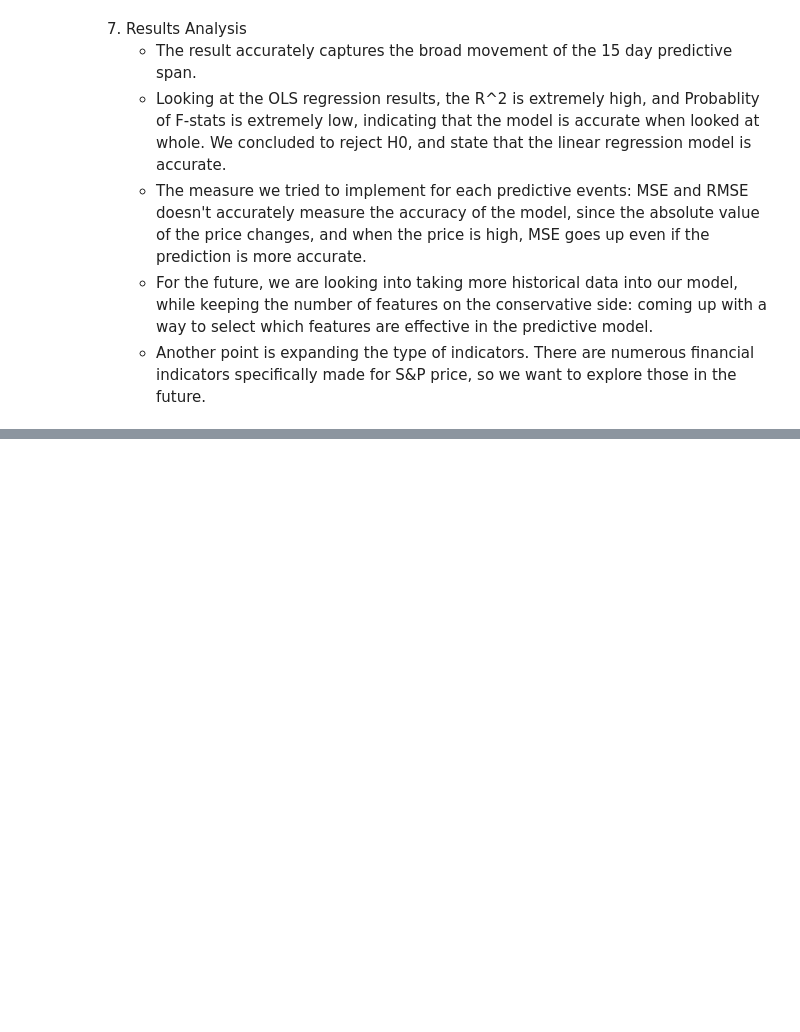
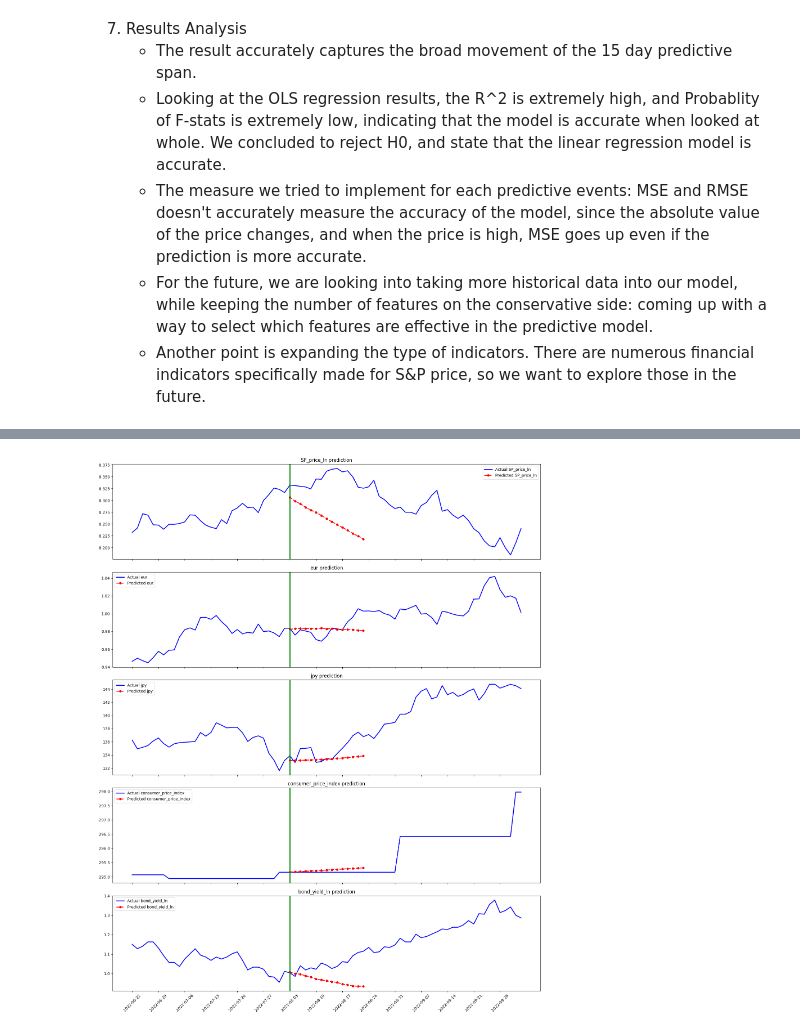
Before and after one commit to cocorowachi/CSC2621_SandP_Prediction, a Jupyter notebook: Data Process.ipynb, the cells around one changed output, grey strips where cells are left out. Cells and saved outputs as stored; diff of their text form; code cells hidden in the pictures; blank space fills up the shorter version.

```diff
--- a/Data Process.ipynb
+++ b/Data Process.ipynb
@@ -613,3 +690,7 @@ plot_all_predictions('2022-5-3')
+# %%
+plot_all_predictions('2022-8-3')
+# %% [output]
+[figure, added]
 # %%
 # level 3
 new_cols = {}
```
Also changed, not shown: parts of 17 cells of this notebook.
